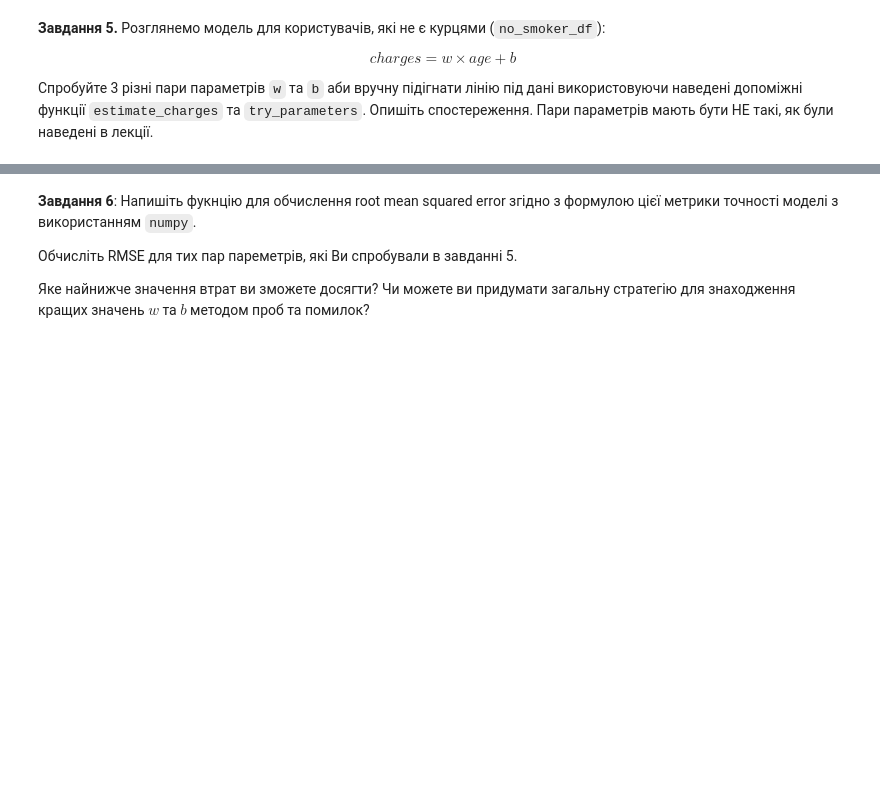
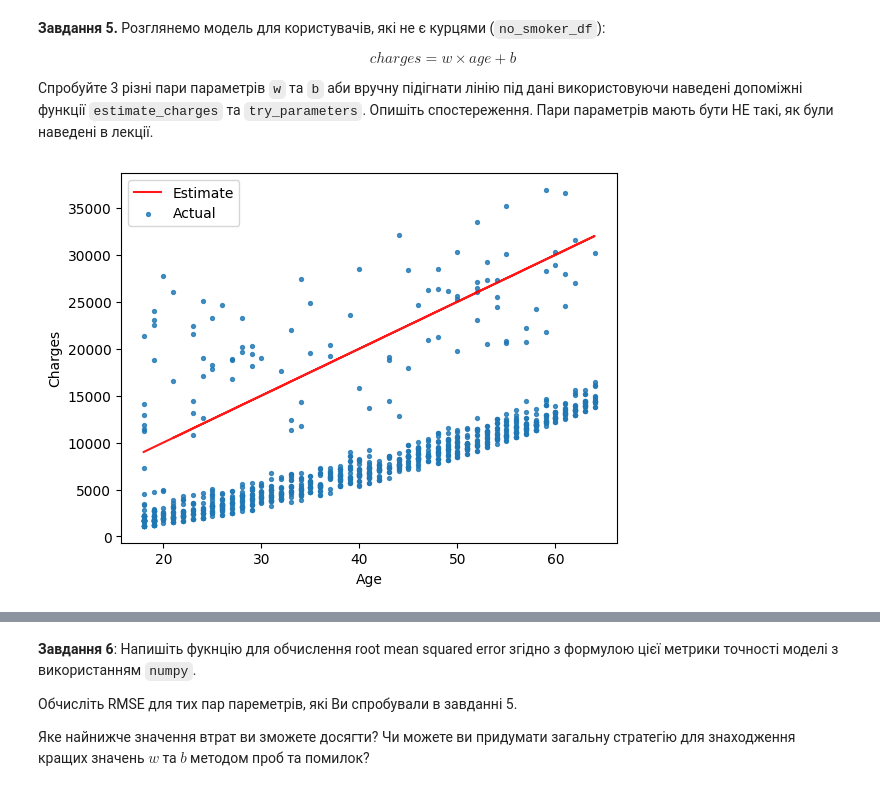
Before and after one commit to roldugina/Machine_learning_course, a Jupyter notebook: ML_task_2_2_lin_regr_analysis.ipynb, the cells around one changed output, grey strips where cells are left out. Saved outputs shown, nothing was run; the diff lists cells and outputs as text; code cells hidden in the pictures; blank space fills up the shorter version.

```diff
--- a/ML_task_2_2_lin_regr_analysis.ipynb
+++ b/ML_task_2_2_lin_regr_analysis.ipynb
@@ -145,3 +179,7 @@ def try_parameters(df, w, b):
     plt.xlabel('Age');
     plt.ylabel('Charges')
     plt.legend(['Estimate', 'Actual']);
+# %%
+try_parameters(non_smoker_df,500,0)
+# %% [output]
+[figure, added]
```
Also changed, not shown: parts of 28 cells of this notebook.
